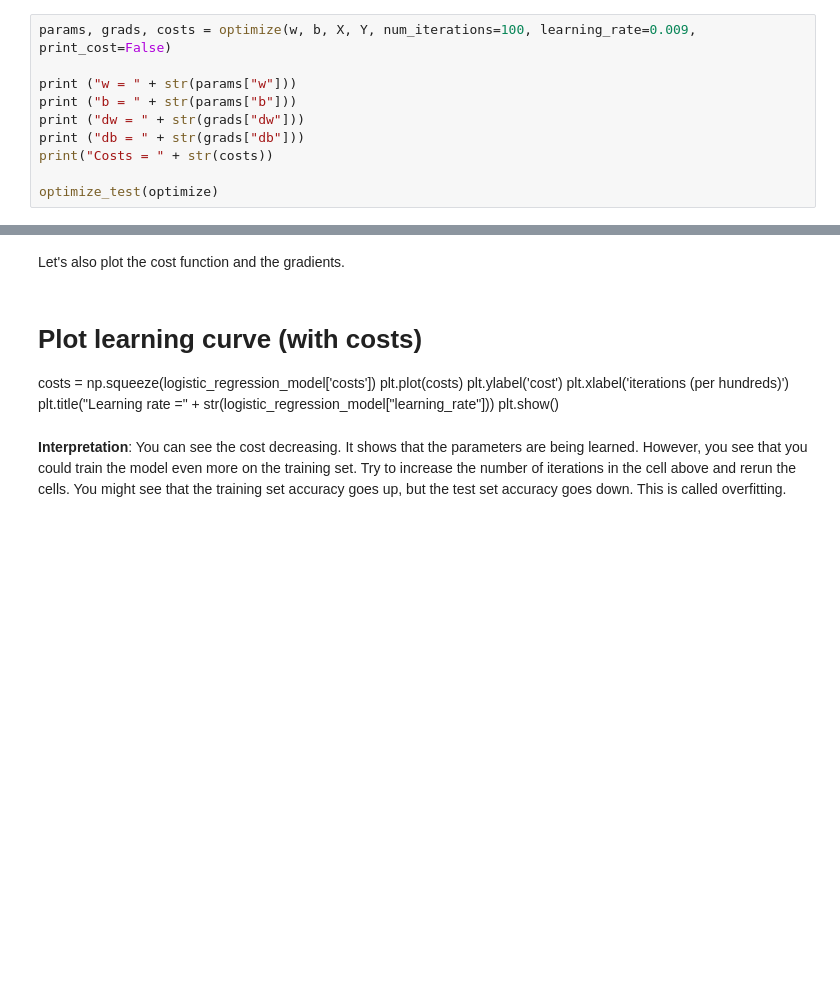
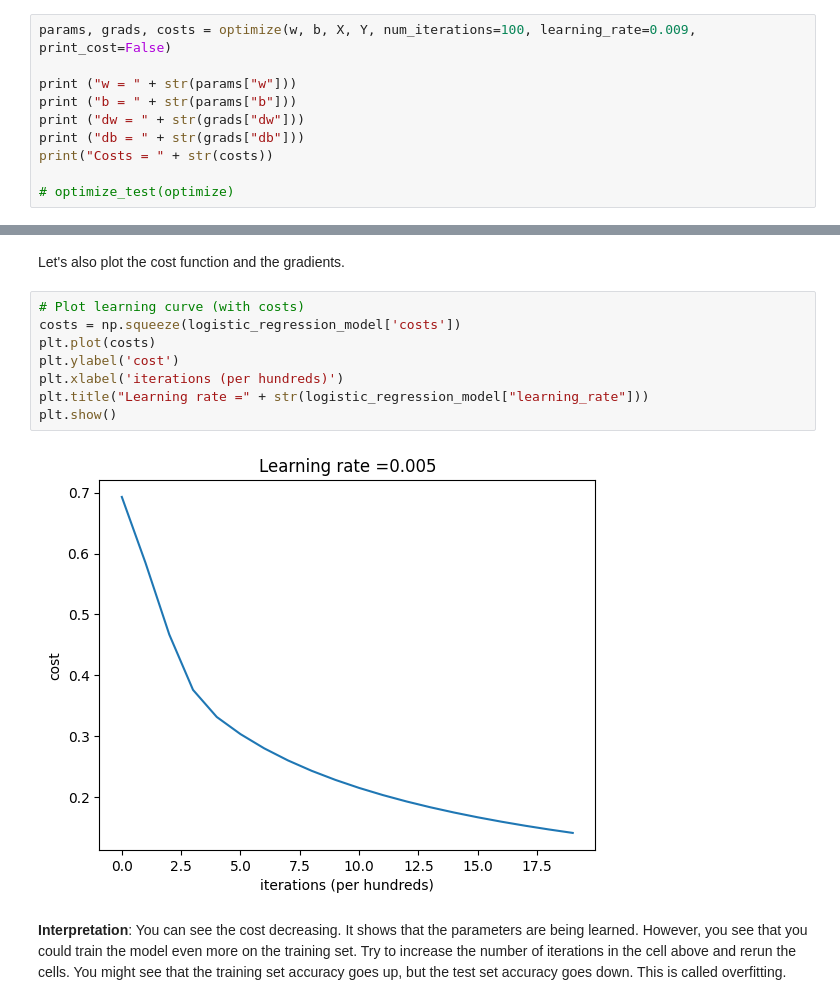
Before and after one commit to hanyuwedu/neural_network, a Jupyter notebook: Week 2 Logistic Regression with a Neural Network mindset/Logistic_Regression_with_a_Neural_Network_mindset.ipynb, the cells around one changed output, grey strips where cells are left out. Drawn from its saved outputs; the diff is of its cells as text; blank space fills up the shorter version.

```diff
--- a/Week 2 Logistic Regression with a Neural Network mindset/Logistic_Regression_with_a_Neural_Network_mindset.ipynb
+++ b/Week 2 Logistic Regression with a Neural Network mindset/Logistic_Regression_with_a_Neural_Network_mindset.ipynb
@@ -479,4 +526,4 @@ print ("dw = " + str(grads["dw"]))
 print ("db = " + str(grads["db"]))
 print("Costs = " + str(costs))
 
-optimize_test(optimize)
+# optimize_test(optimize)
@@ -631,13 +695,15 @@ print ("y = " + str(test_set_y[0,index]) + ", you predicted that it is a \"" + c
 # %% [markdown]
 Let's also plot the cost function and the gradients.
-# %% [markdown]
-# Plot learning curve (with costs)
-costs = np.squeeze(logistic_regression_model['costs'])
-plt.plot(costs)
-plt.ylabel('cost')
-plt.xlabel('iterations (per hundreds)')
-plt.title("Learning rate =" + str(logistic_regression_model["learning_rate"]))
-plt.show()
+# %%
+# Plot learning curve (with costs)
+costs = np.squeeze(logistic_regression_model['costs'])
+plt.plot(costs)
+plt.ylabel('cost')
+plt.xlabel('iterations (per hundreds)')
+plt.title("Learning rate =" + str(logistic_regression_model["learning_rate"]))
+plt.show()
+# %% [output]
+[figure, added]
 # %% [markdown]
 **Interpretation**:
 You can see the cost decreasing. It shows that the parameters are being learned. However, you see that you could train the model even more on the training set. Try to increase the number of iterations in the cell above and rerun the cells. You might see that the training set accuracy goes up, but the test set accuracy goes down. This is called overfitting.
```
Also changed, not shown: parts of 14 cells of this notebook, 5 other files.
